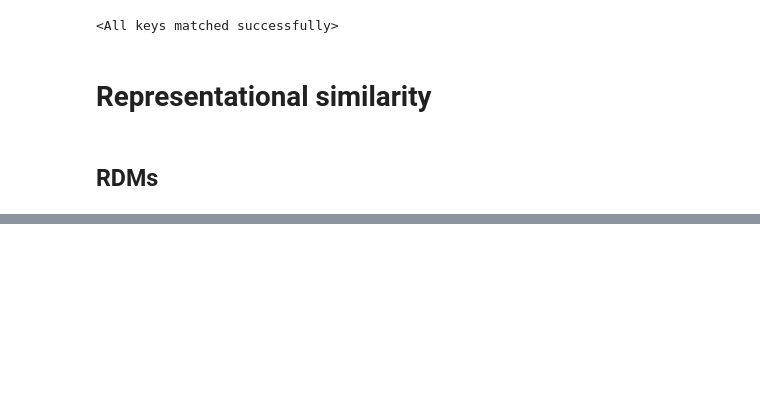
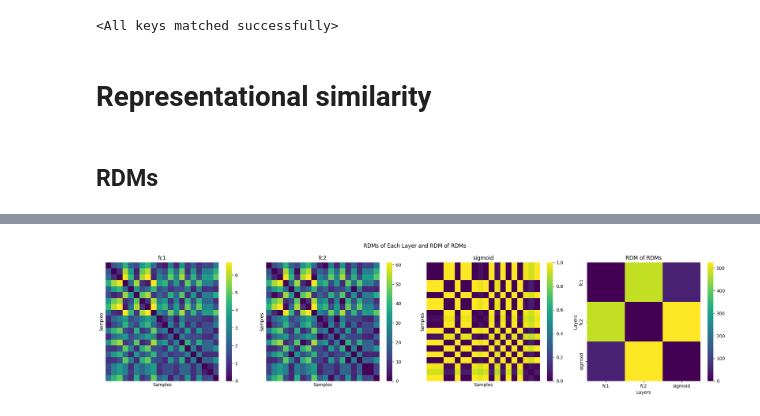
Before and after one commit to Xemin0/NeuroAIProj_Abstract, a Jupyter notebook: NMA_NeuroAI_Similarity.ipynb, the cells around one changed output, grey strips where cells are left out. Saved outputs shown, nothing was run; the diff lists cells and outputs as text; code cells hidden in the pictures; blank space fills up the shorter version.

```diff
--- a/NMA_NeuroAI_Similarity.ipynb
+++ b/NMA_NeuroAI_Similarity.ipynb
@@ -233,3 +307,6 @@ plot_rdms(model_SI, stimulus_dict)
 # %%
 # @title Representational geometry for different stimuli
-stimulus_dict_b = make_stimulus_dict(params_dict['input_length']*2)
+stimulus_dict_b = make_stimulus_dict(params_dict_TI['input_length']*2)
+plot_rdms(model_TI, stimulus_dict_b)
+# %% [output]
+[figure, added]
```
Also changed, not shown: parts of 8 cells of this notebook.
